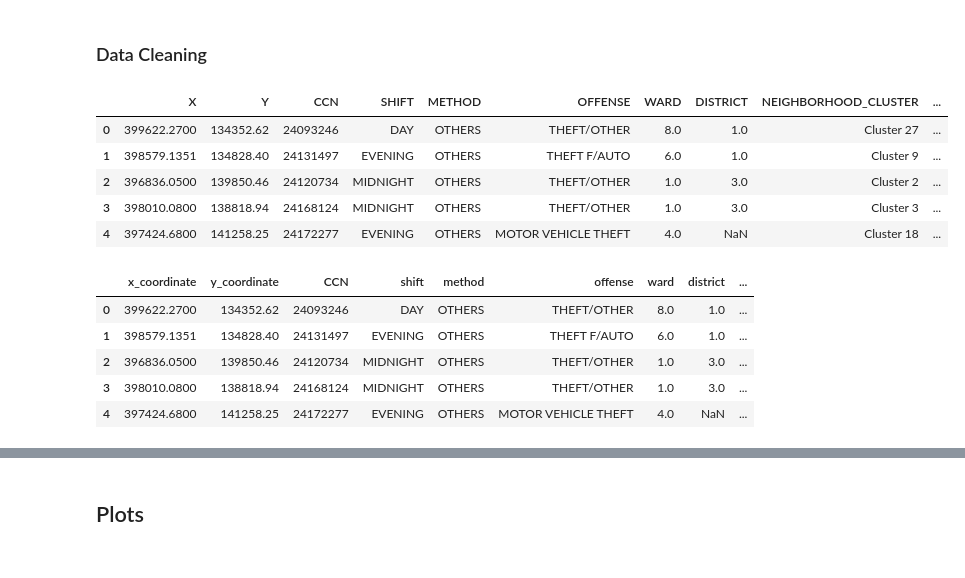
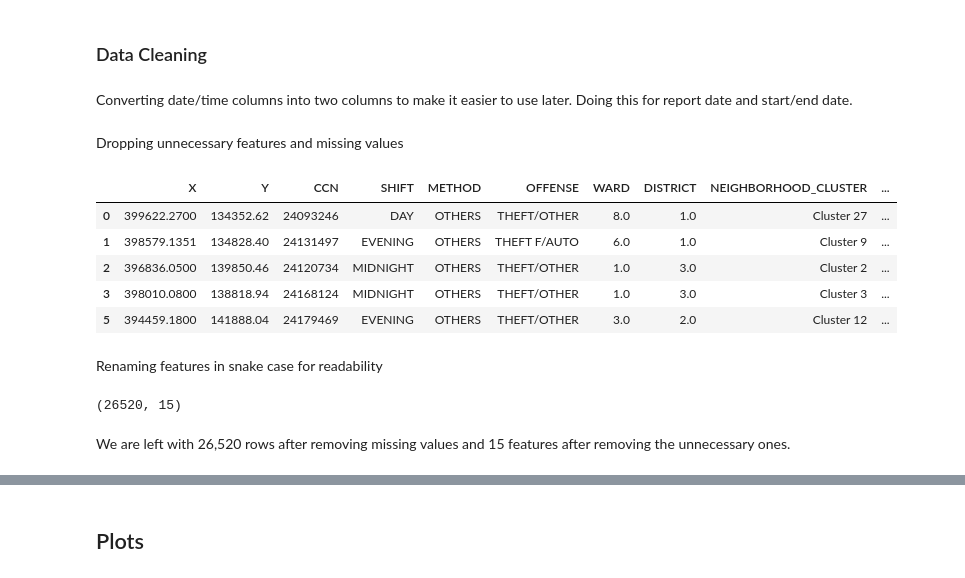
Before and after one commit to salamutu/DS-Final-Project, a Jupyter notebook: ds_final_project.ipynb, the cells around one changed output, grey strips where cells are left out. Saved outputs shown, nothing was run; the diff lists cells and outputs as text; code cells hidden in the pictures.

```diff
--- a/ds_final_project.ipynb
+++ b/ds_final_project.ipynb
@@ -51,6 +55,8 @@ dtypes: float64(11), int64(2), object(12)
 memory usage: 5.6+ MB
 # %% [markdown]
 ### Data Cleaning
+# %% [markdown]
+Converting date/time columns into two columns to make it easier to use later. Doing this for report date and start/end date.
 # %%
 # making dates and times easier to read
 crime['date'] = pd.to_datetime(crime['REPORT_DAT']).dt.date
@@ -60,22 +66,29 @@ crime['start_date'] = pd.to_datetime(crime['START_DATE']).dt.date
 crime['end_date'] = pd.to_datetime(crime['END_DATE']).dt.date
 crime['start_time'] = pd.to_datetime(crime['START_DATE']).dt.time
 crime['end_time'] = pd.to_datetime(crime['END_DATE']).dt.time
+# %% [markdown]
+Dropping unnecessary features and missing values
 # %%
 # dropping unnecessary features
 crime.drop(['XBLOCK','YBLOCK', 'BLOCK_GROUP', 'BLOCK', 'PSA',
                     'ANC','LATITUDE','LONGITUDE','CENSUS_TRACT',
                     'BID','OBJECTID','OCTO_RECORD_ID','VOTING_PRECINCT',
                     'START_DATE', 'END_DATE','REPORT_DAT'], axis=1, inplace=True)
 
+# drop missing values
+crime.dropna(inplace=True)
+
 
 crime.head()
 # %% [output]
 |  | X | Y | CCN | SHIFT | METHOD | OFFENSE | WARD | DISTRICT | NEIGHBORHOOD_CLUSTER | ... |
 | 0 | 399622.2700 | 134352.62 | 24093246 | DAY | OTHERS | THEFT/OTHER | 8.0 | 1.0 | Cluster 27 | ... |
 | 1 | 398579.1351 | 134828.40 | 24131497 | EVENING | OTHERS | THEFT F/AUTO | 6.0 | 1.0 | Cluster 9 | ... |
 | 2 | 396836.0500 | 139850.46 | 24120734 | MIDNIGHT | OTHERS | THEFT/OTHER | 1.0 | 3.0 | Cluster 2 | ... |
 | 3 | 398010.0800 | 138818.94 | 24168124 | MIDNIGHT | OTHERS | THEFT/OTHER | 1.0 | 3.0 | Cluster 3 | ... |
-| 4 | 397424.6800 | 141258.25 | 24172277 | EVENING | OTHERS | MOTOR VEHICLE THEFT | 4.0 | NaN | Cluster 18 | ... |
+| 5 | 394459.1800 | 141888.04 | 24179469 | EVENING | OTHERS | THEFT/OTHER | 3.0 | 2.0 | Cluster 12 | ... |
+# %% [markdown]
+Renaming features in snake case for readability
 # %%
 # Renaming features
 crime = crime.rename(columns={'X': 'x_coordinate', 'Y': 'y_coordinate','SHIFT':'shift','METHOD':'method',
@@ -83,13 +96,11 @@ crime = crime.rename(columns={'X': 'x_coordinate', 'Y': 'y_coordinate','SHIFT':'
                               'NEIGHBORHOOD_CLUSTER':'neighborhood_cluster'})
 
 crime.head()
+print(crime.shape)
 # %% [output]
-|  | x_coordinate | y_coordinate | CCN | shift | method | offense | ward | district | ... |
-| 0 | 399622.2700 | 134352.62 | 24093246 | DAY | OTHERS | THEFT/OTHER | 8.0 | 1.0 | ... |
-| 1 | 398579.1351 | 134828.40 | 24131497 | EVENING | OTHERS | THEFT F/AUTO | 6.0 | 1.0 | ... |
-| 2 | 396836.0500 | 139850.46 | 24120734 | MIDNIGHT | OTHERS | THEFT/OTHER | 1.0 | 3.0 | ... |
-| 3 | 398010.0800 | 138818.94 | 24168124 | MIDNIGHT | OTHERS | THEFT/OTHER | 1.0 | 3.0 | ... |
-| 4 | 397424.6800 | 141258.25 | 24172277 | EVENING | OTHERS | MOTOR VEHICLE THEFT | 4.0 | NaN | ... |
+(26520, 15)
+# %% [markdown]
+We are left with 26,520 rows after removing missing values and 15 features after removing the unnecessary ones.
 # %% [markdown]
 ## Feature Description
 #### 1. **x_coordinate**: x coordinate of crime incident from MAR Geocoder, as reference to the Maryland State Plane NAD 1983 Meters
```
Also changed, not shown: parts of 16 cells of this notebook, 1 other file.
